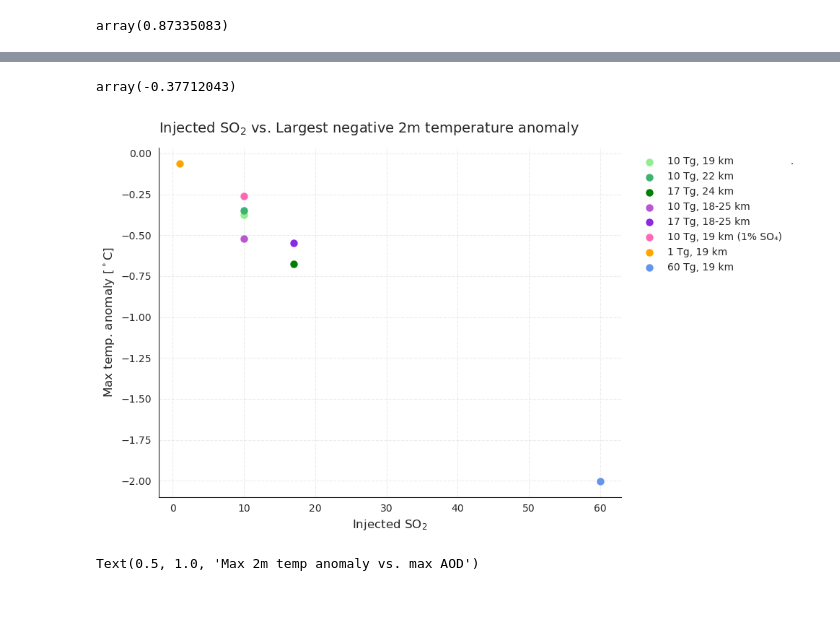
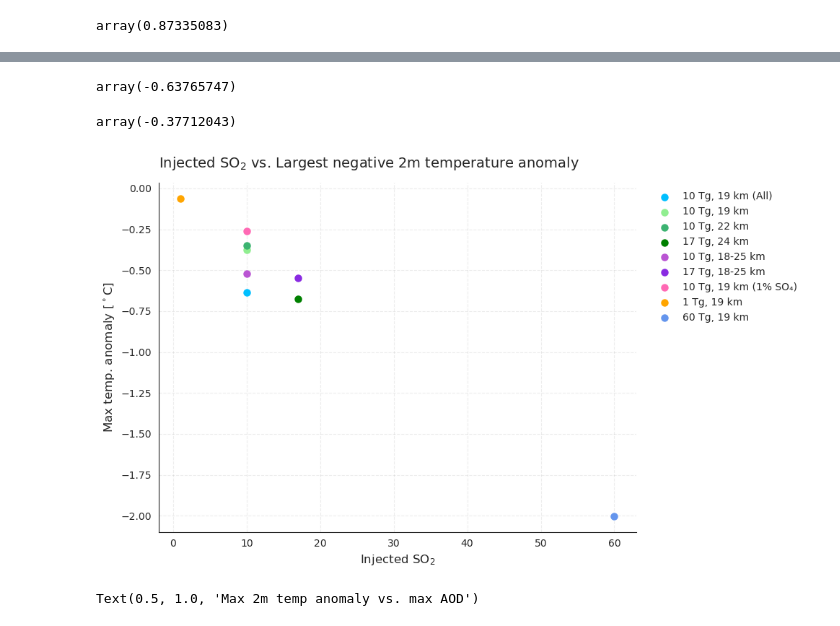
Before and after one commit to EliHHogemo/master_thesis, a Jupyter notebook: scatterplots.ipynb, the cells around one changed output, grey strips where cells are left out. Drawn from its saved outputs; the diff is of its cells as text; code cells hidden in the pictures.

```diff
--- a/scatterplots.ipynb
+++ b/scatterplots.ipynb
@@ -330,6 +342,14 @@ t_60tg = t_60tg.assign_coords(time=shifted_time_60tg)
 temp_ctrl = t_19["TREFHT"].weighted(weighted_lat_19).mean(dim = ["lat", "lon"]) -273.15
 baseline = temp_ctrl.sel(time=slice("1986-01", "1990-12"))
 base = baseline.groupby("time.month").mean("time")
+# %%
+temp_19 = t_19["TREFHT"].weighted(weighted_lat_19).mean(dim = ["lat", "lon"]) -273.15
+t_anom_19 = temp_19.groupby("time.month") - base
+t_anom_19 = t_anom_19.sel(time=slice("1991-01", "1995-12"))
+t_anom_19_max = min(t_anom_19)
+t_anom_19_max.values
+# %% [output]
+array(-0.63765747)
 # %%
 temp_19_c = t_19_c["TREFHT"].weighted(weighted_lat_19_c).mean(dim = ["lat", "lon"]) -273.15
 t_anom_19_c = temp_19_c.groupby("time.month") - base
@@ -362,28 +382,29 @@ t_anom_1pr_max = min(t_anom_1pr)
 # %%
 sns.set_style("white")
 fig, ax = plt.subplots(figsize=(10, 6))
 ax.grid(color="gray", alpha=0.15, linestyle="--", zorder=0)
 
-ax.scatter(10, t_anom_19_c_max, color="lightgreen", lw=1.5,label="10 Tg, 19 km                  . ")
+ax.scatter(10, t_anom_19_max, color="deepskyblue", lw=1.5, label="10 Tg, 19 km (All)")
+ax.scatter(10, t_anom_19_c_max, color="lightgreen", lw=1.5,label="10 Tg, 19 km")
 ax.scatter(10, t_anom_22max,color="mediumseagreen", lw=1.5,label="10 Tg, 22 km")
 ax.scatter(17, t_anom_24_max,color="green", lw=1.5,label="17 Tg, 24 km")
 ax.scatter(10, t_anom_1825_max,color="mediumorchid", lw=1.5,label="10 Tg, 18-25 km")
 ax.scatter(17, t_anom_1825_17tg_max,color="blueviolet", lw=1.5,label="17 Tg, 18-25 km")
 ax.scatter(10, t_anom_1pr_max,color="hotpink", lw=1.5,label="10 Tg, 19 km (1% SO₄)")
 ax.scatter(1, t_anom_1tg_max, color="orange", lw=1.5, label="1 Tg, 19 km")
 ax.scatter(60, t_anom_60tg_max,color="cornflowerblue", lw=1.5,label="60 Tg, 19 km ")
 
 ax.set_xlabel("Injected SO$_2$", fontsize=12)
 ax.set_ylabel("Max temp. anomaly [$^\circ$C]", fontsize=12)
 ax.set_title("Injected SO$_2$ vs. Largest negative 2m temperature anomaly", loc="left", fontsize=14, pad=15)
 
 ax.legend(bbox_to_anchor=(1.02, 1), loc='upper left', frameon=False)
 
 sns.despine()
 plt.tight_layout()
 plt.show()
 # %% [output]
-[figure, old version]
+[figure, new version]
 # %%
 plt.scatter(aod_19_c_max, t_anom_19_c_max, color="lightgreen", lw=1.5,label="10 Tg, 19 km")
 plt.scatter(aod_22_max, t_anom_22max,color="mediumseagreen", lw=1.5,label="10 Tg, 22 km")
```
Also changed, not shown: parts of 8 cells of this notebook.
